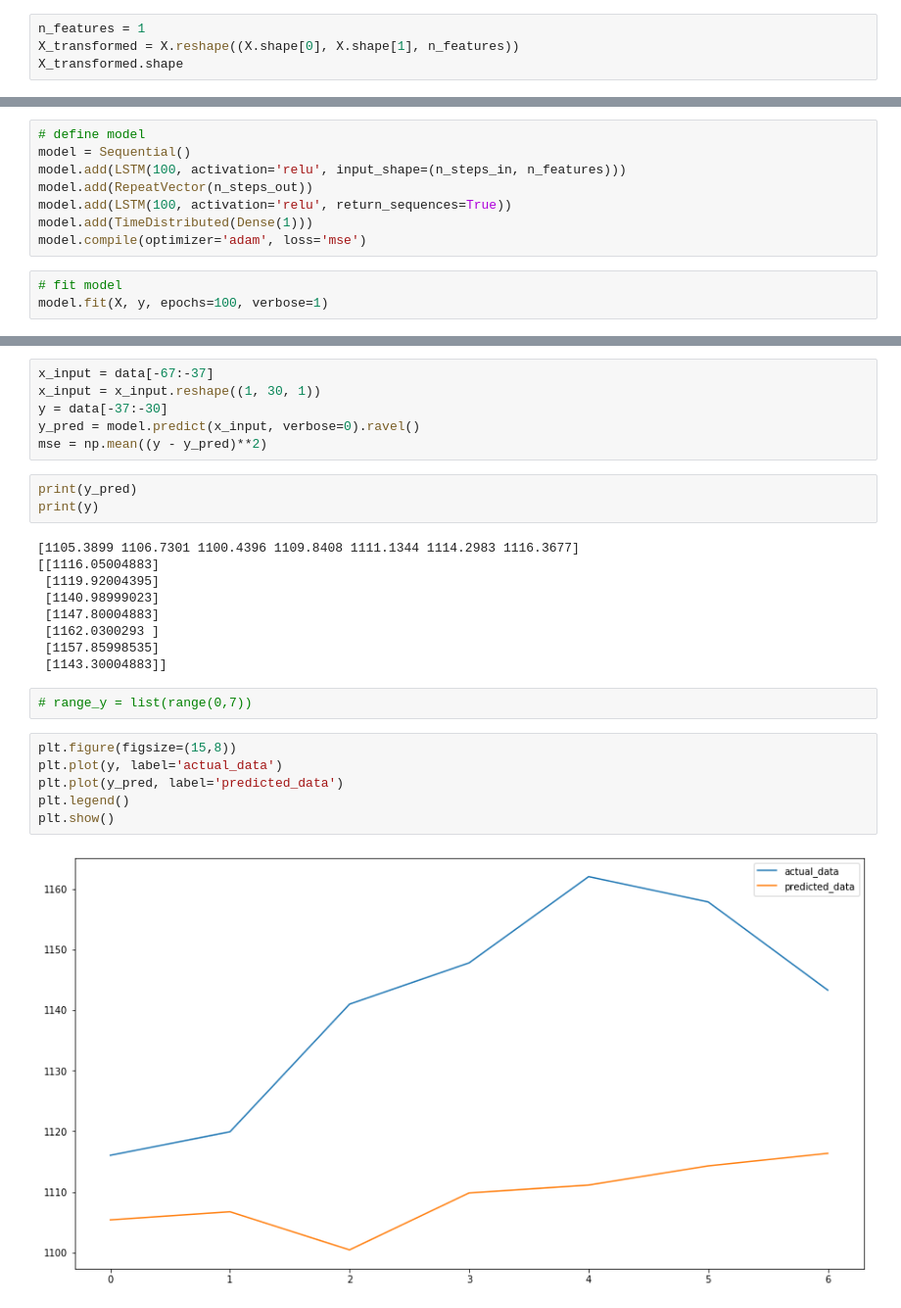
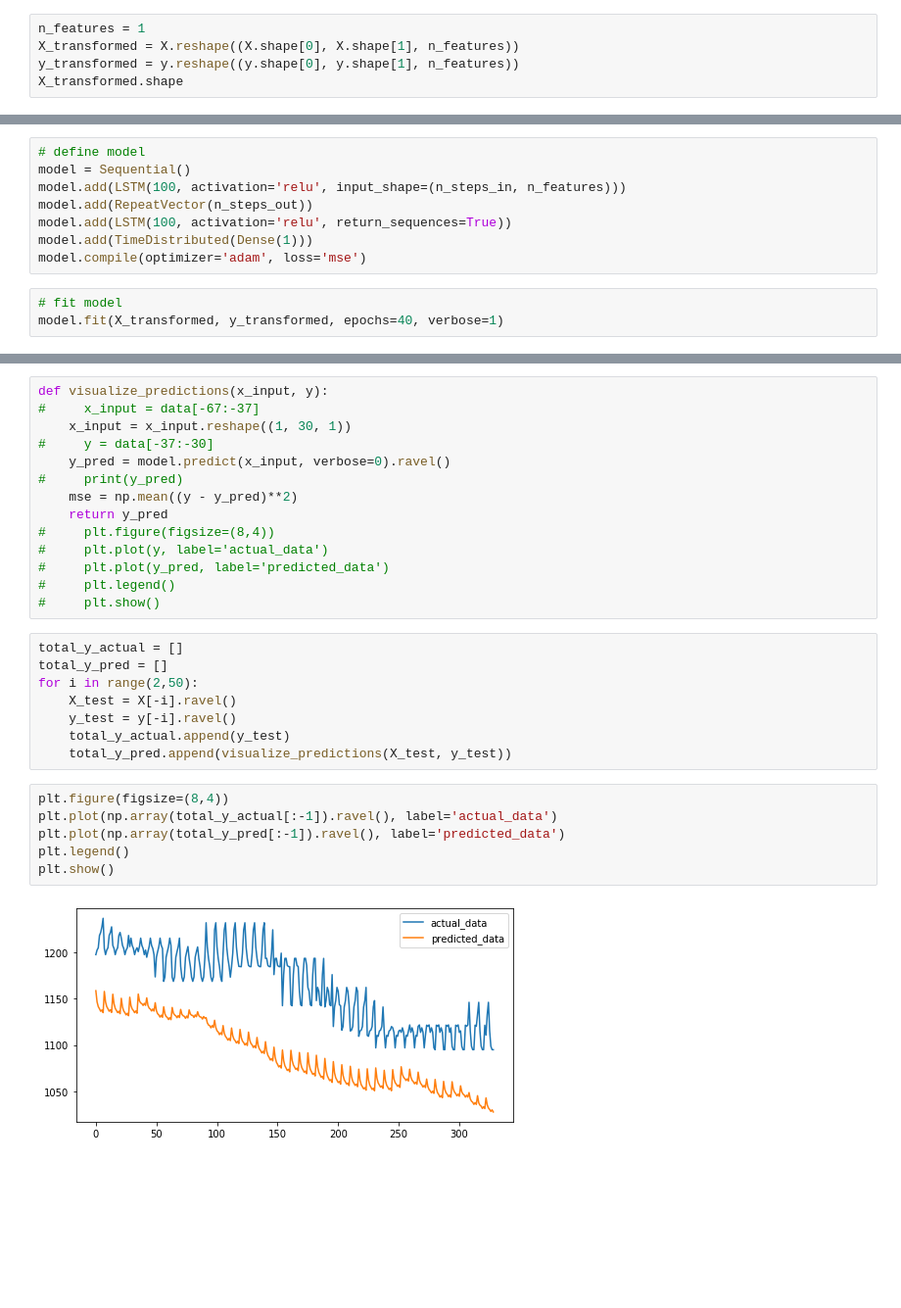
Before and after one commit to Farnam-Street/farnam-street-ml-prototypes, a Jupyter notebook: timeseries/lstm_multistep_forecast.ipynb, the cells around one changed output, grey strips where cells are left out. Shown at 98% size. Saved outputs shown, nothing was run; the diff lists cells and outputs as text; blank space fills up the shorter version.

Commit message:
Visualizing Predictions

```diff
--- a/timeseries/lstm_multistep_forecast.ipynb
+++ b/timeseries/lstm_multistep_forecast.ipynb
@@ -110,6 +108,7 @@ print(y.shape)
 # %%
 n_features = 1
 X_transformed = X.reshape((X.shape[0], X.shape[1], n_features))
+y_transformed = y.reshape((y.shape[0], y.shape[1], n_features))
 X_transformed.shape
 # %% [output]
 (3656, 30, 1)
@@ -125,5 +128,5 @@ model.add(TimeDistributed(Dense(1)))
 model.compile(optimizer='adam', loss='mse')
 # %%
 # fit model
-model.fit(X, y, epochs=100, verbose=1)
+model.fit(X_transformed, y_transformed, epochs=40, verbose=1)
 # %% [output]
@@ -147,29 +150,31 @@ Epoch 100/100
 <keras.callbacks.callbacks.History at 0x...>
 # %%
-x_input = data[-67:-37]
-x_input = x_input.reshape((1, 30, 1))
-y = data[-37:-30]
-y_pred = model.predict(x_input, verbose=0).ravel()
-mse = np.mean((y - y_pred)**2)
+def visualize_predictions(x_input, y):
+#     x_input = data[-67:-37]
+    x_input = x_input.reshape((1, 30, 1))
+#     y = data[-37:-30]
+    y_pred = model.predict(x_input, verbose=0).ravel()
+#     print(y_pred)
+    mse = np.mean((y - y_pred)**2)
+    return y_pred
+#     plt.figure(figsize=(8,4))
+#     plt.plot(y, label='actual_data')
+#     plt.plot(y_pred, label='predicted_data')
+#     plt.legend()
+#     plt.show()
-# %%
-print(y_pred)
-print(y)
-# %% [output]
-[1105.3899 1106.7301 1100.4396 1109.8408 1111.1344 1114.2983 1116.3677]
-[[1116.05004883]
- [1119.92004395]
- [1140.98999023]
- [1147.80004883]
- [1162.0300293 ]
- [1157.85998535]
- [1143.30004883]]
-# %%
-# range_y = list(range(0,7))
+# %%
+total_y_actual = []
+total_y_pred = []
+for i in range(2,50):
+    X_test = X[-i].ravel()
+    y_test = y[-i].ravel()
+    total_y_actual.append(y_test)
+    total_y_pred.append(visualize_predictions(X_test, y_test))
 # %%
-plt.figure(figsize=(15,8))
-plt.plot(y, label='actual_data')
-plt.plot(y_pred, label='predicted_data')
+plt.figure(figsize=(8,4))
+plt.plot(np.array(total_y_actual[:-1]).ravel(), label='actual_data')
+plt.plot(np.array(total_y_pred[:-1]).ravel(), label='predicted_data')
 plt.legend()
 plt.show()
 # %% [output]
-[figure, old version]
+[figure, new version]
```
Also changed, not shown: parts of 3 cells of this notebook.
